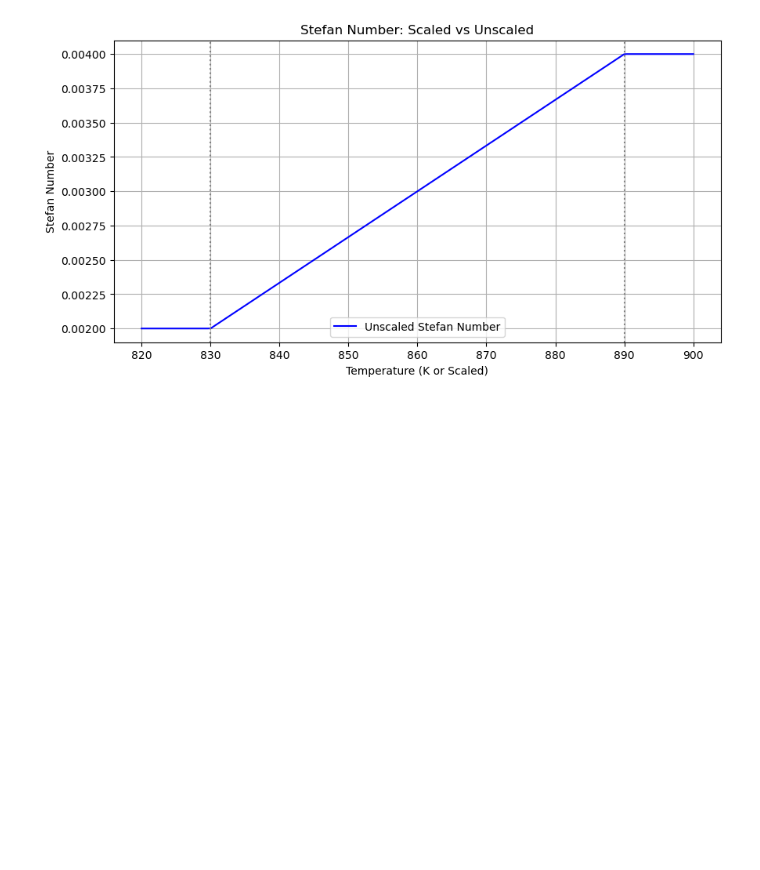
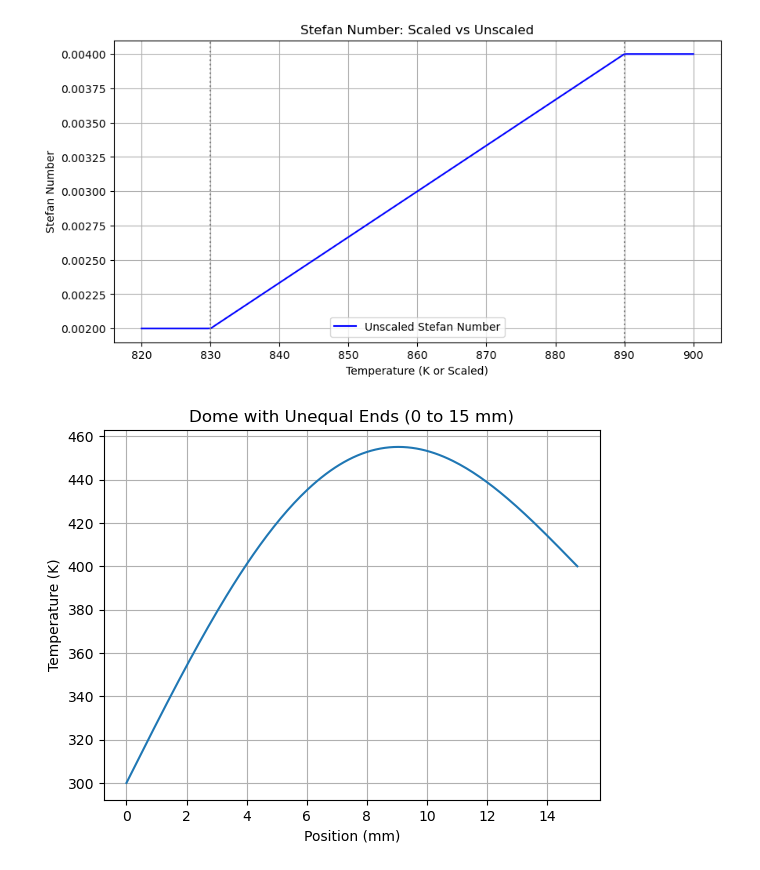
Before and after one commit to radhikrammohan/pinn-pc-1d, a Jupyter notebook: pinn/spartan/test.ipynb, the cells around one changed output. Cells and saved outputs as stored; diff of their text form; code cells hidden in the pictures; blank space fills up the shorter version.

```diff
--- a/pinn/spartan/test.ipynb
+++ b/pinn/spartan/test.ipynb
@@ -91,3 +91,30 @@ plt.grid(True)
 plt.show()
 # %% [output]
 [figure]
+# %%
+import numpy as np
+import matplotlib.pyplot as plt
+
+# Parameters
+num_points = 200
+L = 15e-3  # 15 mm
+x = np.linspace(0, L, num_points)
+
+T_left = 300  # K
+T_right = 400  # K
+A = 100        # Amplitude of dome bulge
+
+# Dome with unequal ends
+linear_part = T_left + (T_right - T_left) * (x / L)
+sine_dome = A * np.sin(np.pi * x / L)
+temp_profile = linear_part + sine_dome
+
+# Plot
+plt.plot(x * 1000, temp_profile)
+plt.title("Dome with Unequal Ends (0 to 15 mm)")
+plt.xlabel("Position (mm)")
+plt.ylabel("Temperature (K)")
+plt.grid(True)
+plt.show()
+# %% [output]
+[figure, added]
```
Also changed, not shown: 15 other files.
